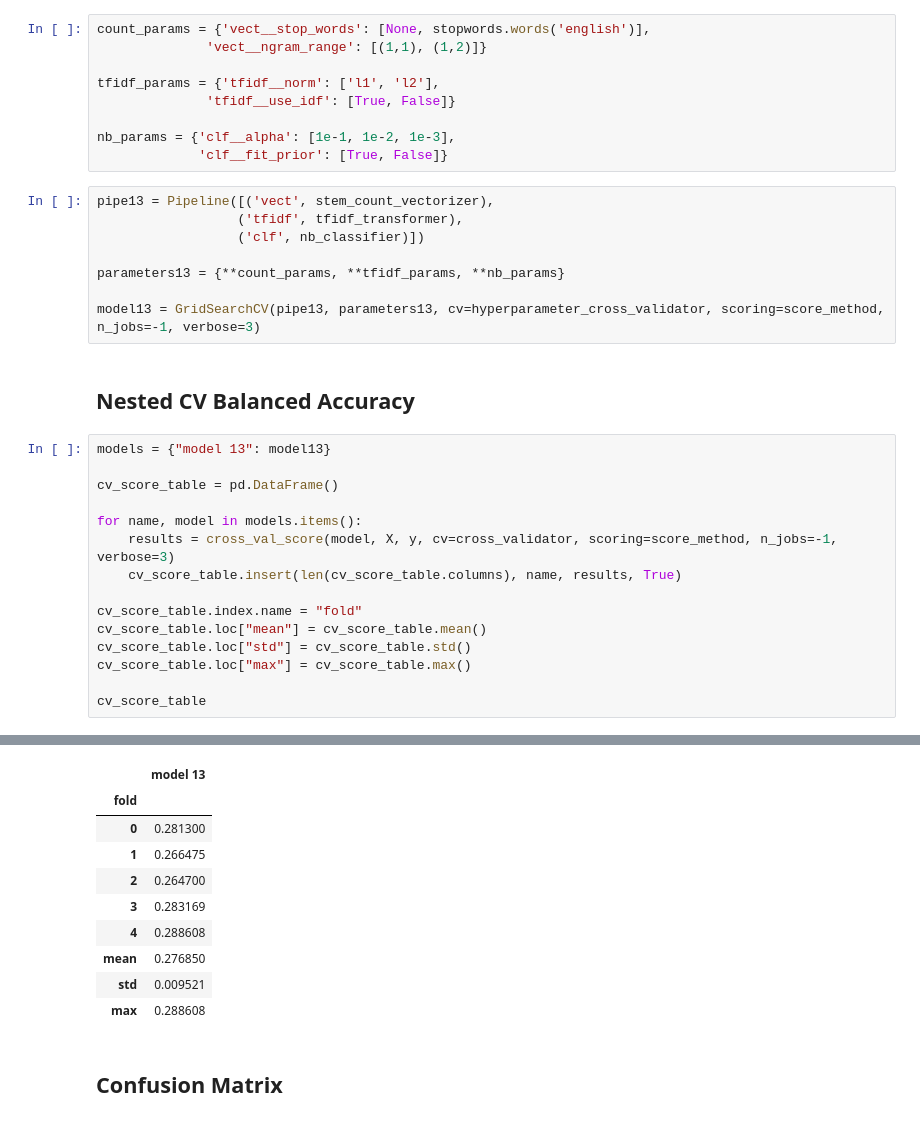
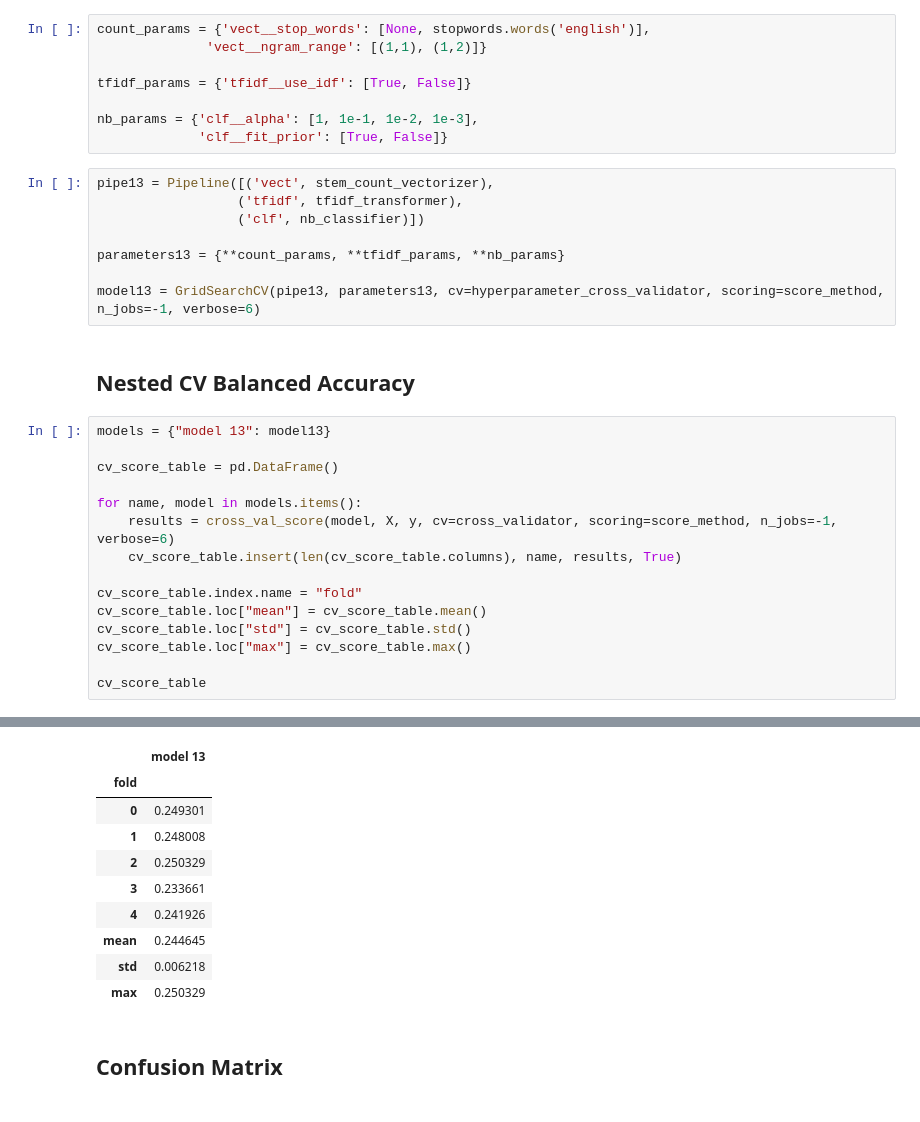
Before and after one commit to prestondunton/marvel-dialogue-nlp, a Jupyter notebook: Production Models.ipynb, the cells around one changed output, grey strips where cells are left out. Cells and saved outputs as stored; diff of their text form.

```diff
--- a/Production Models.ipynb
+++ b/Production Models.ipynb
@@ -84,10 +91,9 @@ nb_classifier = MultinomialNB()
 count_params = {'vect__stop_words': [None, stopwords.words('english')],
               'vect__ngram_range': [(1,1), (1,2)]}
 
-tfidf_params = {'tfidf__norm': ['l1', 'l2'],
-              'tfidf__use_idf': [True, False]}
+tfidf_params = {'tfidf__use_idf': [True, False]}
 
-nb_params = {'clf__alpha': [1e-1, 1e-2, 1e-3],
+nb_params = {'clf__alpha': [1, 1e-1, 1e-2, 1e-3],
              'clf__fit_prior': [True, False]}
 # %%
 pipe13 = Pipeline([('vect', stem_count_vectorizer),
@@ -96,7 +102,7 @@ pipe13 = Pipeline([('vect', stem_count_vectorizer),
 
 parameters13 = {**count_params, **tfidf_params, **nb_params}
 
-model13 = GridSearchCV(pipe13, parameters13, cv=hyperparameter_cross_validator, scoring=score_method, n_jobs=-1, verbose=3)
+model13 = GridSearchCV(pipe13, parameters13, cv=hyperparameter_cross_validator, scoring=score_method, n_jobs=-1, verbose=6)
 # %% [markdown]
 ## Nested CV Balanced Accuracy
 # %%
@@ -105,7 +111,7 @@ models = {"model 13": model13}
 cv_score_table = pd.DataFrame()
 
 for name, model in models.items():
-    results = cross_val_score(model, X, y, cv=cross_validator, scoring=score_method, n_jobs=-1, verbose=3)
+    results = cross_val_score(model, X, y, cv=cross_validator, scoring=score_method, n_jobs=-1, verbose=6)
     cv_score_table.insert(len(cv_score_table.columns), name, results, True)
 
 cv_score_table.index.name = "fold"
@@ -121,13 +129,13 @@ cv_score_table
 |  | model 13 |
 | fold |  |
-| 0 | 0.281300 |
-| 1 | 0.266475 |
-| 2 | 0.264700 |
-| 3 | 0.283169 |
-| 4 | 0.288608 |
-| mean | 0.276850 |
-| std | 0.009521 |
-| max | 0.288608 |
+| 0 | 0.249301 |
+| 1 | 0.248008 |
+| 2 | 0.250329 |
+| 3 | 0.233661 |
+| 4 | 0.241926 |
+| mean | 0.244645 |
+| std | 0.006218 |
+| max | 0.250329 |
 # %% [markdown]
 ## Confusion Matrix
 # %%
```
Also changed, not shown: parts of 10 cells of this notebook, 9 other files.
